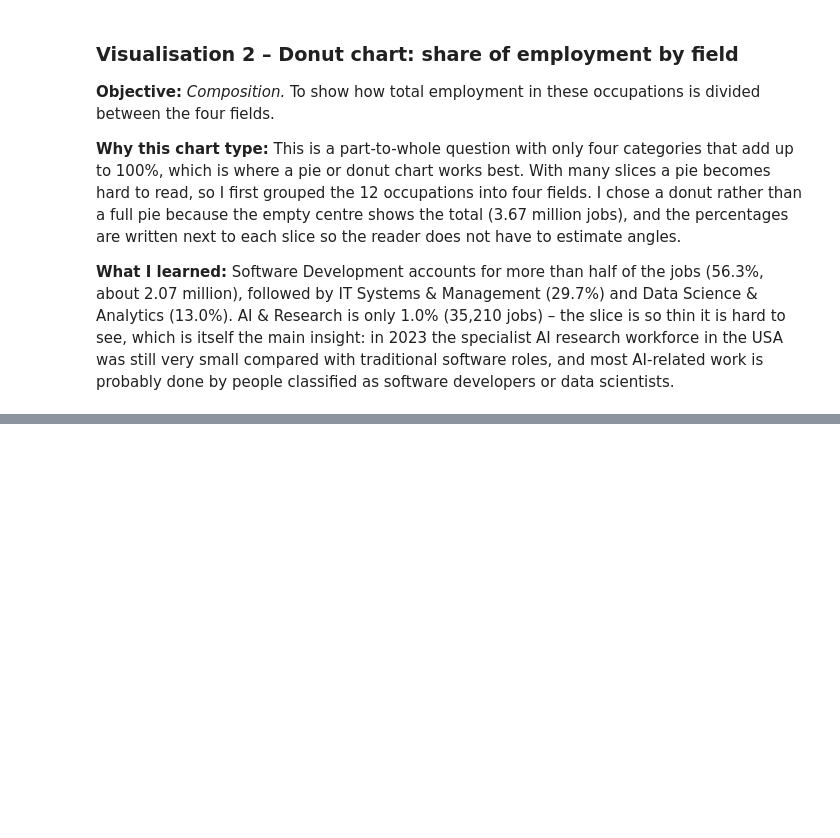
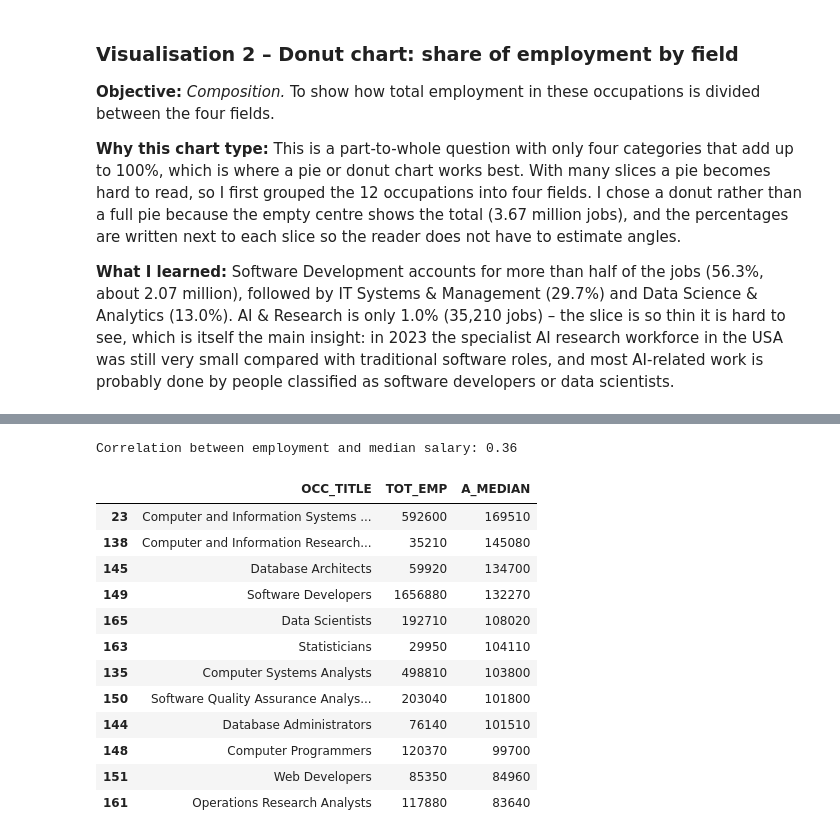
Before and after one commit to CarlosAccioly/Ca1-DataVisu, a Jupyter notebook: CA1_AI_Employment_Analysis.ipynb, the cells around one changed output, grey strips where cells are left out. Saved outputs shown, nothing was run; the diff lists cells and outputs as text; code cells hidden in the pictures; blank space fills up the shorter version.

```diff
--- a/CA1_AI_Employment_Analysis.ipynb
+++ b/CA1_AI_Employment_Analysis.ipynb
@@ -193,0 +232,20 @@ Name: TOT_EMP, dtype: int64
+# %%
+# Key figures used in the explanation below
+corr = tech["TOT_EMP"].corr(tech["A_MEDIAN"])
+print(f"Correlation between employment and median salary: {corr:.2f}")
+tech[["OCC_TITLE", "TOT_EMP", "A_MEDIAN"]].sort_values("A_MEDIAN", ascending=False)
+# %% [output]
+Correlation between employment and median salary: 0.36
+|  | OCC_TITLE | TOT_EMP | A_MEDIAN |
+| 23 | Computer and Information Systems ... | 592600 | 169510 |
+| 138 | Computer and Information Research... | 35210 | 145080 |
+| 145 | Database Architects | 59920 | 134700 |
+| 149 | Software Developers | 1656880 | 132270 |
+| 165 | Data Scientists | 192710 | 108020 |
+| 163 | Statisticians | 29950 | 104110 |
+| 135 | Computer Systems Analysts | 498810 | 103800 |
+| 150 | Software Quality Assurance Analys... | 203040 | 101800 |
+| 144 | Database Administrators | 76140 | 101510 |
+| 148 | Computer Programmers | 120370 | 99700 |
+| 151 | Web Developers | 85350 | 84960 |
+| 161 | Operations Research Analysts | 117880 | 83640 |
```
Also changed, not shown: parts of 2 cells of this notebook.
